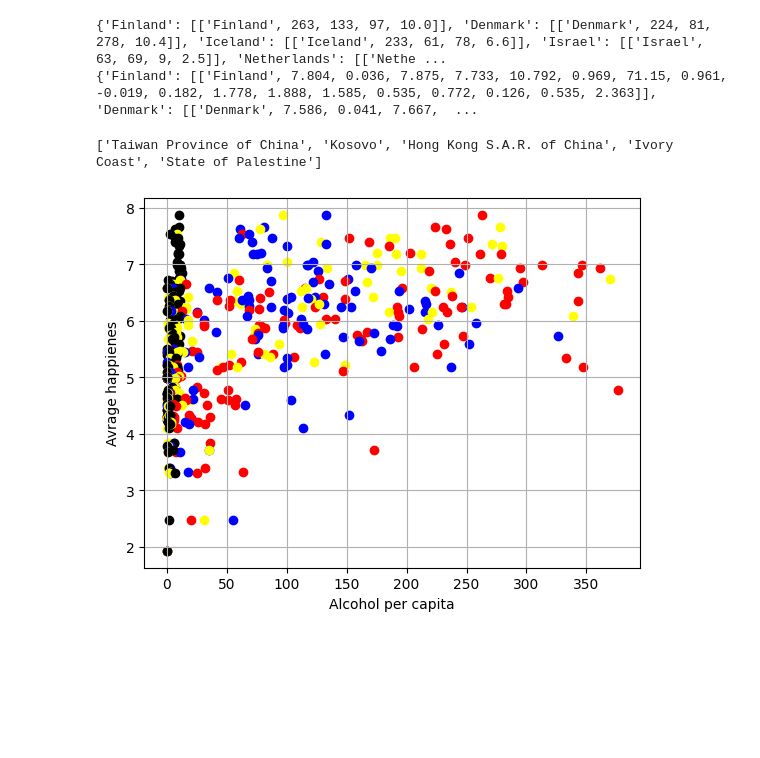
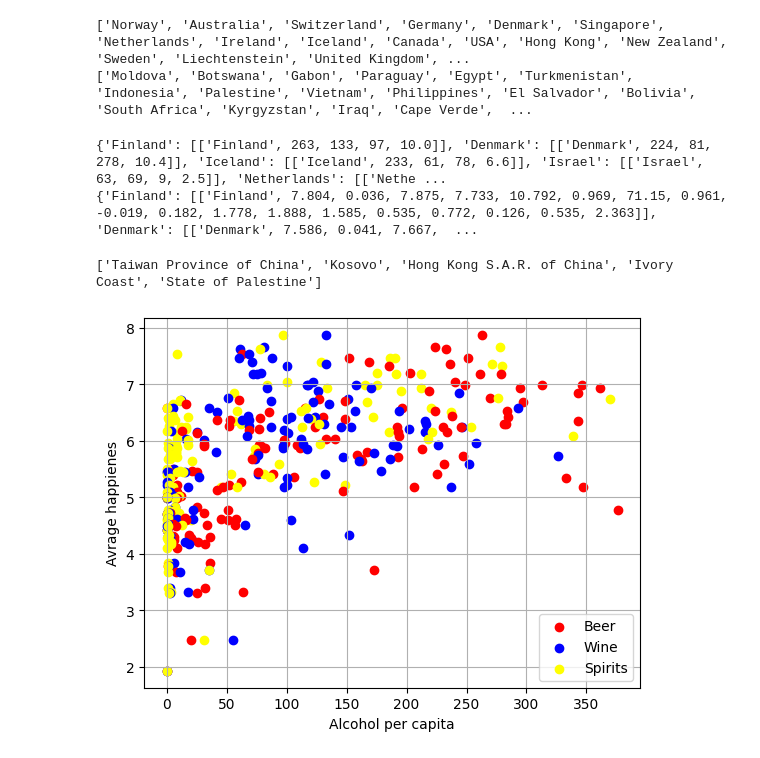
Before and after one commit to NEAAA4/DV1604_G7, a Jupyter notebook: Projekt/projekt.ipynb, the cells around one changed output. Saved outputs shown, nothing was run; the diff lists cells and outputs as text; code cells hidden in the pictures; blank space fills up the shorter version.

```diff
--- a/Projekt/projekt.ipynb
+++ b/Projekt/projekt.ipynb
@@ -5,6 +6,30 @@ import os
 # %%
 happiness = pd.read_csv(str(os.getcwd())+"\WHR2023.csv")
 alcohol = pd.read_csv(str(os.getcwd())+"\drinks per capita.csv")
+# %%
+industry_contrys = []
+development_contrys = []
+with open(str(os.getcwd())+"/industri_länder.txt", "r") as file:
+    for row in file:
+        row.strip("\n")
+        industry_contrys.append(row)
+
+for i in range(len(industry_contrys)):
+    industry_contrys[i] = industry_contrys[i].strip("\n")
+
+with open(str(os.getcwd())+"/utvecklings_länder.txt", "r") as file:
+    for row in file:
+        development_contrys.append(row)
+
+for i in range(len(development_contrys)):
+    development_contrys[i] = development_contrys[i].strip("\n")
+
+
+print(industry_contrys)
+print(development_contrys)
+# %% [output]
+['Norway', 'Australia', 'Switzerland', 'Germany', 'Denmark', 'Singapore', 'Netherlands', 'Ireland', 'Iceland', 'Canada', 'USA', 'Hong Kong', 'New Zealand', 'Sweden', 'Liechtenstein', 'United Kingdom', ...
+['Moldova', 'Botswana', 'Gabon', 'Paraguay', 'Egypt', 'Turkmenistan', 'Indonesia', 'Palestine', 'Vietnam', 'Philippines', 'El Salvador', 'Bolivia', 'South Africa', 'Kyrgyzstan', 'Iraq', 'Cape Verde',  ...
 # %%
 contery_list = []
 for contery in happiness["Country name"]:
@@ -26,22 +51,31 @@ print(contery_dict_happienes)
 # %%
 fig = mpl.figure()
 ax = fig.add_subplot()
 ax.grid()
 ax.set_xlabel("Alcohol per capita")
 ax.set_ylabel("Avrage happienes")
 exceptions = []
 for key in contery_dict_alcohol.keys():
     try:
-        ax.scatter(contery_dict_alcohol[key][0][1], contery_dict_happienes[key][0][3], color="Red")
-        ax.scatter(contery_dict_alcohol[key][0][2], contery_dict_happienes[key][0][3], color= "Blue")
-        ax.scatter(contery_dict_alcohol[key][0][3], contery_dict_happienes[key][0][3], color="Yellow")
+        ax.scatter(contery_dict_alcohol[key][0][1], contery_dict_happienes[key][0][3], color="Red",  label="Beer")
+        ax.scatter(contery_dict_alcohol[key][0][2], contery_dict_happienes[key][0][3], color= "Blue", label="Wine")
+        ax.scatter(contery_dict_alcohol[key][0][3], contery_dict_happienes[key][0][3], color="Yellow", label="Spirits")
     except:
         exceptions.append(key)
 print(exceptions)
-#gog
+ax.legend(labels=["Beer", "Wine","Spirits"])
+
+labels = list(contery_dict_alcohol.keys())
+
+cursor = mplcursors.cursor(hover=True)
+@cursor.connect("add")
+def on_add(sel):
+    index = sel.target.index
+    label = labels[index]
+    print(label)
 # %% [output]
 ['Taiwan Province of China', 'Kosovo', 'Hong Kong S.A.R. of China', 'Ivory Coast', 'State of Palestine']
-[figure, old version]
+[figure, new version]
 # %%
 fig = mpl.figure()
 ax = fig.add_subplot()
```
Also changed, not shown: parts of 2 cells of this notebook.
